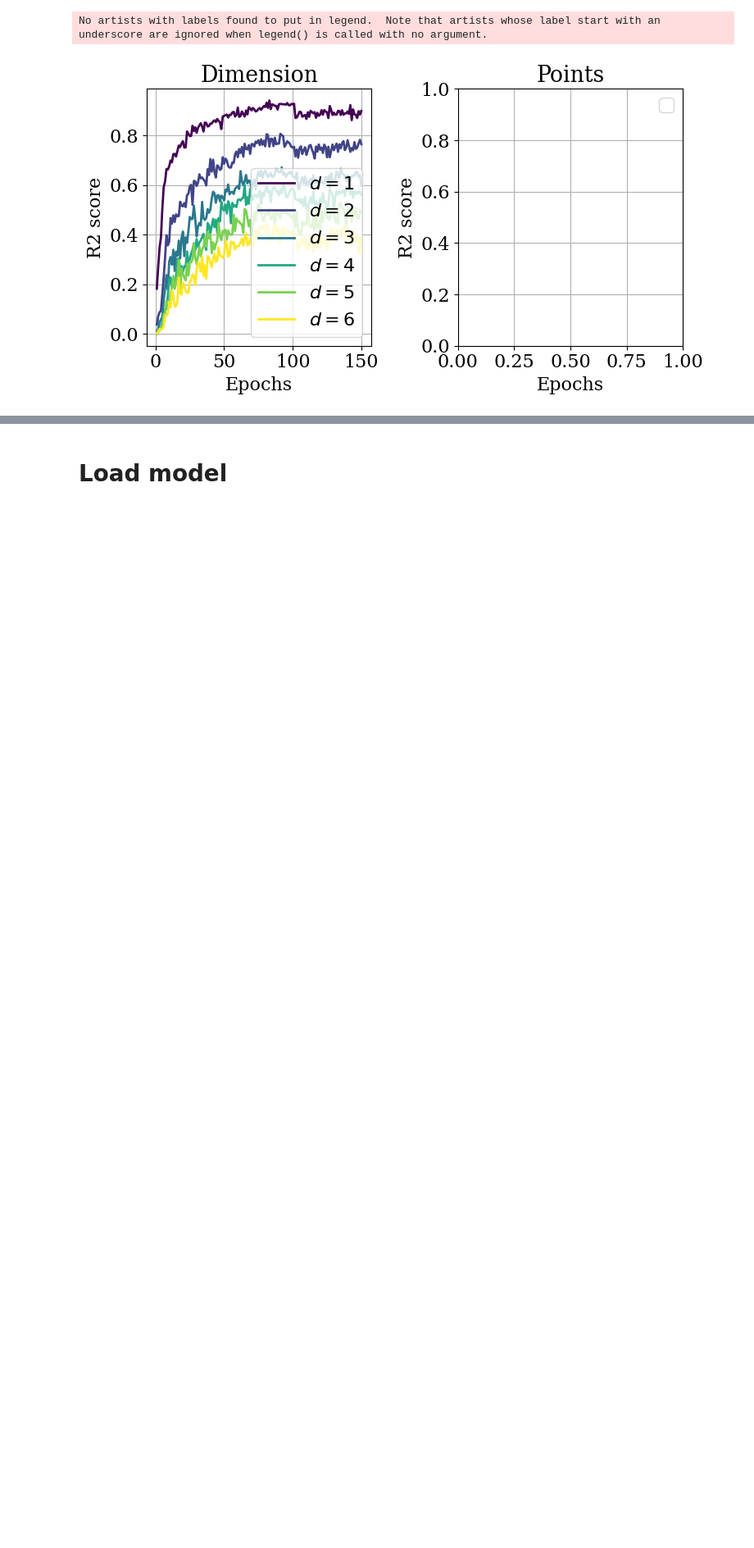
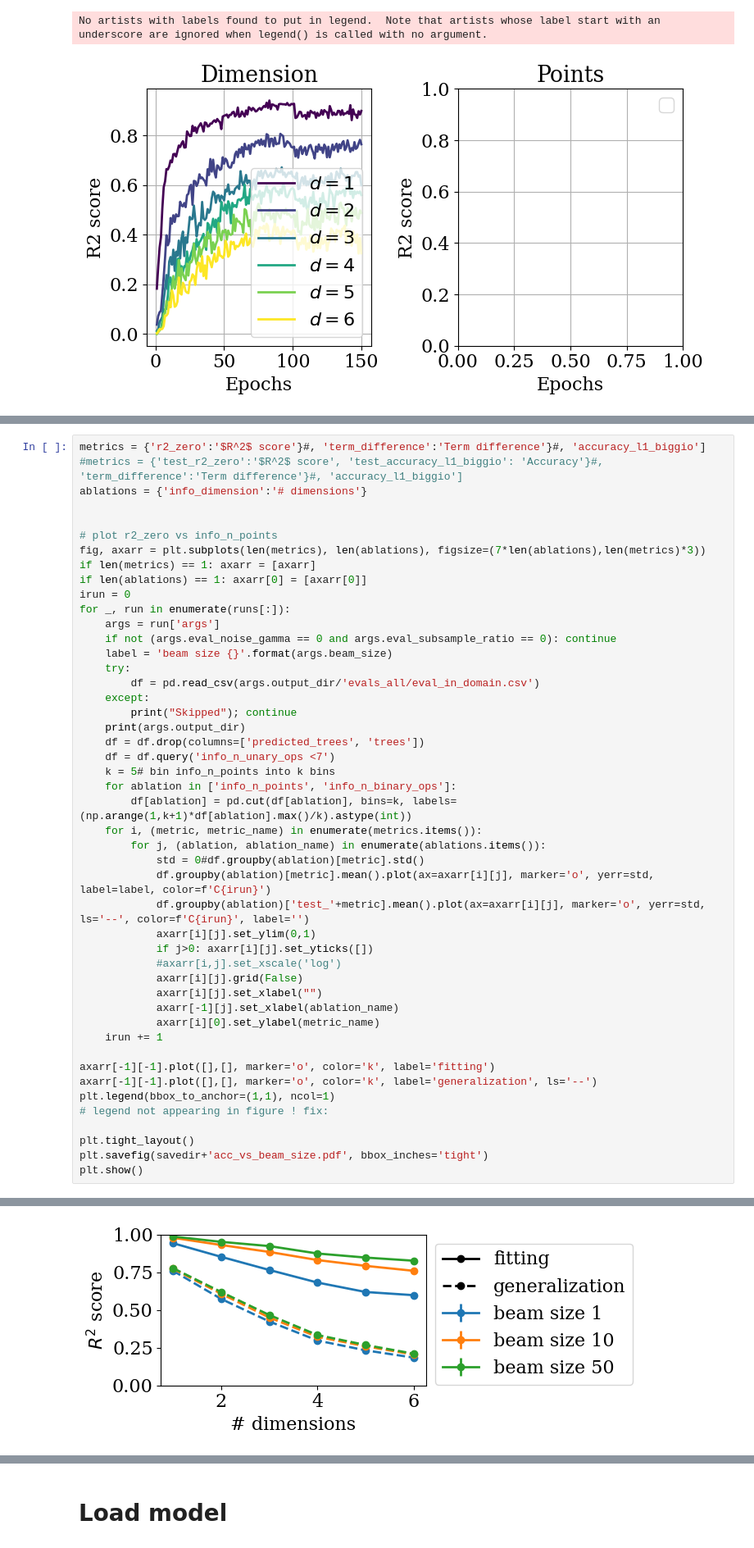
Before and after one commit to sdascoli/odeformer, a Jupyter notebook: tests.ipynb, the cells around one changed output, grey strips where cells are left out. Shown at 82% size. Drawn from its saved outputs; the diff is of its cells as text; blank space fills up the shorter version.

```diff
--- a/tests.ipynb
+++ b/tests.ipynb
@@ -250,0 +258,48 @@ plt.show()
+# %%
+metrics = {'r2_zero':'$R^2$ score'}#, 'term_difference':'Term difference'}#, 'accuracy_l1_biggio']
+#metrics = {'test_r2_zero':'$R^2$ score', 'test_accuracy_l1_biggio': 'Accuracy'}#, 'term_difference':'Term difference'}#, 'accuracy_l1_biggio']
+ablations = {'info_dimension':'# dimensions'}
+
+
+# plot r2_zero vs info_n_points
+fig, axarr = plt.subplots(len(metrics), len(ablations), figsize=(7*len(ablations),len(metrics)*3))
+if len(metrics) == 1: axarr = [axarr]
+if len(ablations) == 1: axarr[0] = [axarr[0]]
+irun = 0
+for _, run in enumerate(runs[:]):
+    args = run['args']
+    if not (args.eval_noise_gamma == 0 and args.eval_subsample_ratio == 0): continue
+    label = 'beam size {}'.format(args.beam_size)
+    try:
+        df = pd.read_csv(args.output_dir/'evals_all/eval_in_domain.csv')
+    except:
+        print("Skipped"); continue
+    print(args.output_dir)
+    df = df.drop(columns=['predicted_trees', 'trees'])
+    df = df.query('info_n_unary_ops <7')
+    k = 5# bin info_n_points into k bins
+    for ablation in ['info_n_points', 'info_n_binary_ops']:
+        df[ablation] = pd.cut(df[ablation], bins=k, labels=(np.arange(1,k+1)*df[ablation].max()/k).astype(int))
+    for i, (metric, metric_name) in enumerate(metrics.items()):
+        for j, (ablation, ablation_name) in enumerate(ablations.items()):
+            std = 0#df.groupby(ablation)[metric].std()
+            df.groupby(ablation)[metric].mean().plot(ax=axarr[i][j], marker='o', yerr=std, label=label, color=f'C{irun}')
+            df.groupby(ablation)['test_'+metric].mean().plot(ax=axarr[i][j], marker='o', yerr=std, ls='--', color=f'C{irun}', label='')
+            axarr[i][j].set_ylim(0,1)
+            if j>0: axarr[i][j].set_yticks([])
+            #axarr[i,j].set_xscale('log')
+            axarr[i][j].grid(False)
+            axarr[i][j].set_xlabel("")
+            axarr[-1][j].set_xlabel(ablation_name)
+            axarr[i][0].set_ylabel(metric_name)
+    irun += 1
+
+axarr[-1][-1].plot([],[], marker='o', color='k', label='fitting')
+axarr[-1][-1].plot([],[], marker='o', color='k', label='generalization', ls='--')
+plt.legend(bbox_to_anchor=(1,1), ncol=1)
+# legend not appearing in figure ! fix:
+
+plt.tight_layout()
+plt.savefig(savedir+'acc_vs_beam_size.pdf', bbox_inches='tight')
+plt.show()
+# %% [output]
@@ -251,3 +309,4 @@ plt.show()
+[figure, added]
 # %%
 # plot r2_zero vs info_n_points
 run = runs[0]
```
Also changed, not shown: parts of 11 cells of this notebook, 5 other files.
